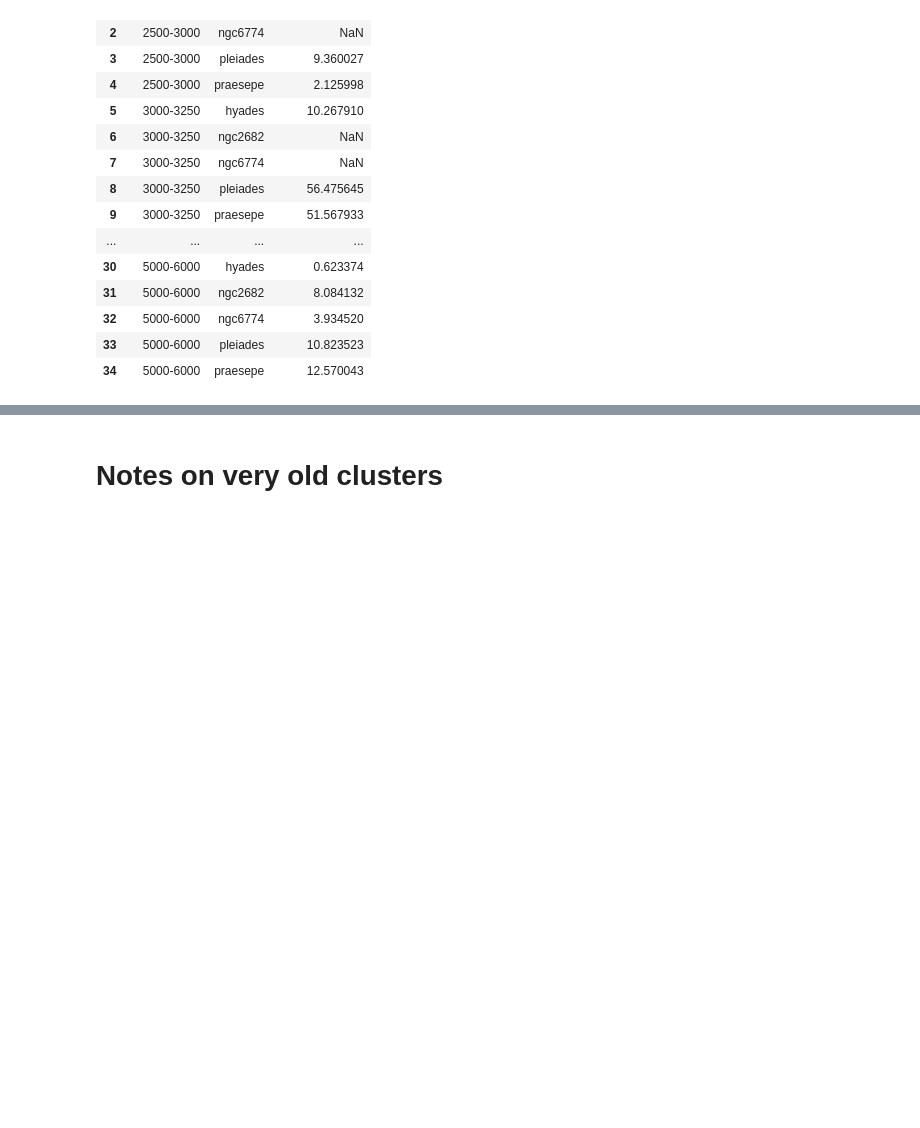
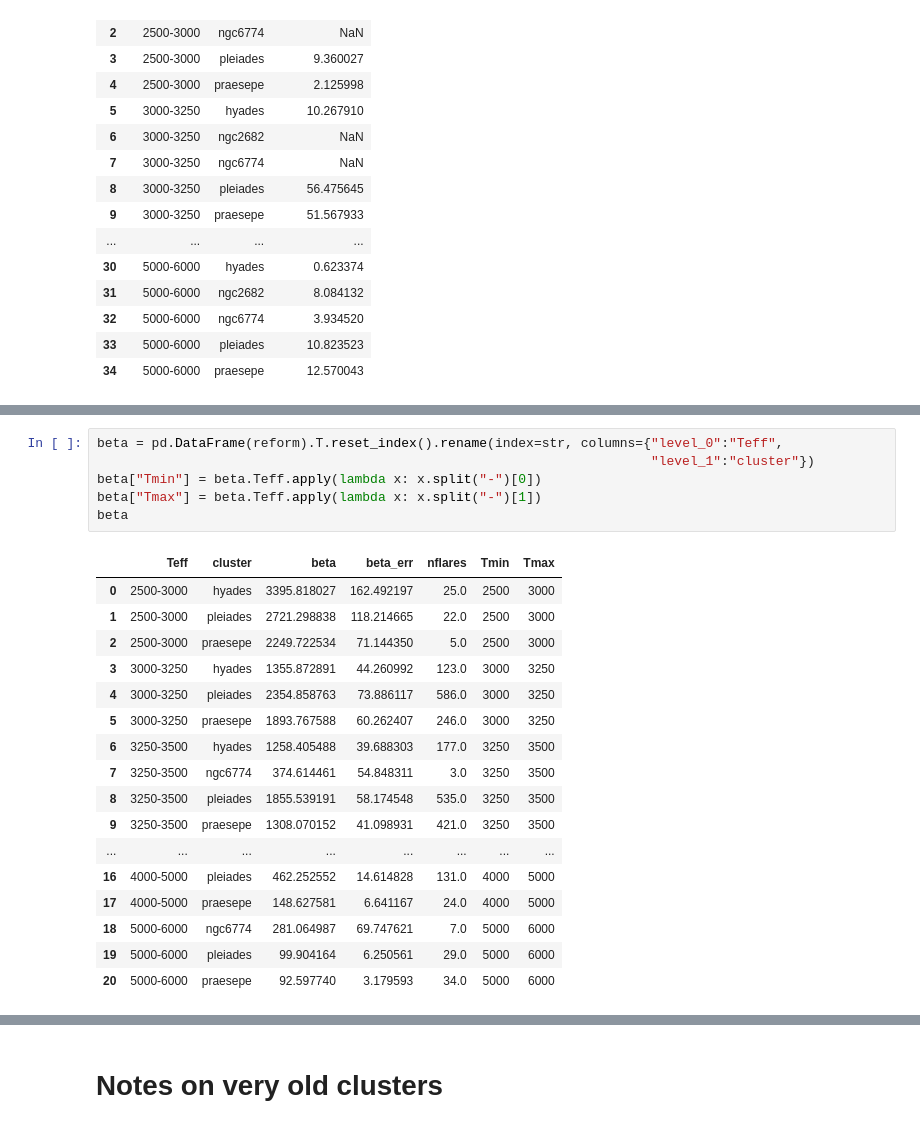
Before and after one commit to ekaterinailin/flares-in-clusters-with-k2-ii, a Jupyter notebook: VettingFlares/FFDs.ipynb, the cells around one changed output, grey strips where cells are left out. Cells and saved outputs as stored; diff of their text form; blank space fills up the shorter version.

```diff
--- a/VettingFlares/FFDs.ipynb
+++ b/VettingFlares/FFDs.ipynb
@@ -345,0 +376,24 @@ beta
+# %%
+beta = pd.DataFrame(reform).T.reset_index().rename(index=str, columns={"level_0":"Teff",
+                                                                       "level_1":"cluster"})
+beta["Tmin"] = beta.Teff.apply(lambda x: x.split("-")[0])
+beta["Tmax"] = beta.Teff.apply(lambda x: x.split("-")[1])
+beta
+# %% [output]
+|  | Teff | cluster | beta | beta_err | nflares | Tmin | Tmax |
+| 0 | 2500-3000 | hyades | 3395.818027 | 162.492197 | 25.0 | 2500 | 3000 |
+| 1 | 2500-3000 | pleiades | 2721.298838 | 118.214665 | 22.0 | 2500 | 3000 |
+| 2 | 2500-3000 | praesepe | 2249.722534 | 71.144350 | 5.0 | 2500 | 3000 |
+| 3 | 3000-3250 | hyades | 1355.872891 | 44.260992 | 123.0 | 3000 | 3250 |
+| 4 | 3000-3250 | pleiades | 2354.858763 | 73.886117 | 586.0 | 3000 | 3250 |
+| 5 | 3000-3250 | praesepe | 1893.767588 | 60.262407 | 246.0 | 3000 | 3250 |
+| 6 | 3250-3500 | hyades | 1258.405488 | 39.688303 | 177.0 | 3250 | 3500 |
+| 7 | 3250-3500 | ngc6774 | 374.614461 | 54.848311 | 3.0 | 3250 | 3500 |
+| 8 | 3250-3500 | pleiades | 1855.539191 | 58.174548 | 535.0 | 3250 | 3500 |
+| 9 | 3250-3500 | praesepe | 1308.070152 | 41.098931 | 421.0 | 3250 | 3500 |
+| ... | ... | ... | ... | ... | ... | ... | ... |
+| 16 | 4000-5000 | pleiades | 462.252552 | 14.614828 | 131.0 | 4000 | 5000 |
+| 17 | 4000-5000 | praesepe | 148.627581 | 6.641167 | 24.0 | 4000 | 5000 |
+| 18 | 5000-6000 | ngc6774 | 281.064987 | 69.747621 | 7.0 | 5000 | 6000 |
+| 19 | 5000-6000 | pleiades | 99.904164 | 6.250561 | 29.0 | 5000 | 6000 |
+| 20 | 5000-6000 | praesepe | 92.597740 | 3.179593 | 34.0 | 5000 | 6000 |
```
Also changed, not shown: parts of 6 cells of this notebook, 1 other file.
